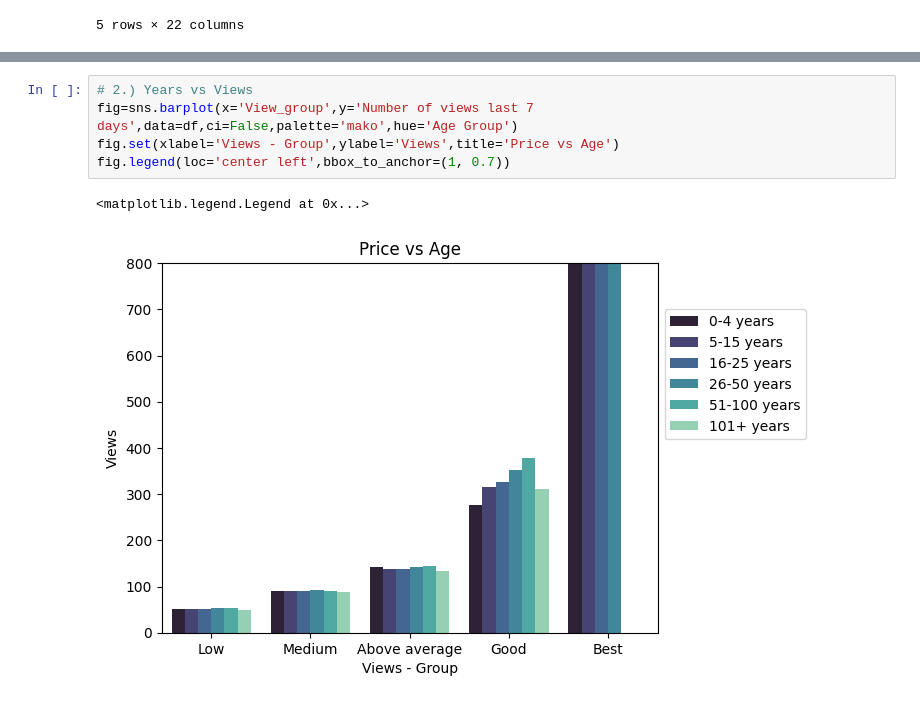
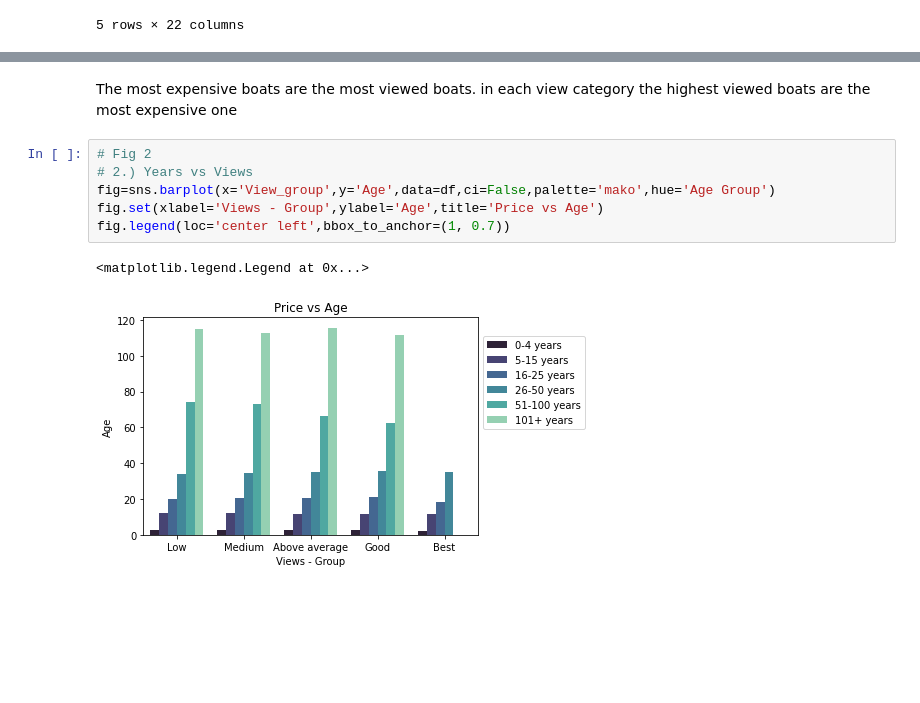
Before and after one commit to Estorko/Data-Analysis-Certification-Case-study-, a Jupyter notebook: DataCampCerf/DataCampCertf.ipynb, the cells around one changed output, grey strips where cells are left out. Cells and saved outputs as stored; diff of their text form; blank space fills up the shorter version.

```diff
--- a/DataCampCerf/DataCampCertf.ipynb
+++ b/DataCampCerf/DataCampCertf.ipynb
@@ -103,8 +119,11 @@ fig.legend(loc='center left',bbox_to_anchor=(1, 0.7))
+# %% [markdown]
+The most expensive boats are the most viewed boats. in each view category the highest viewed boats are the most expensive one
 # %%
+# Fig 2
 # 2.) Years vs Views
-fig=sns.barplot(x='View_group',y='Number of views last 7 days',data=df,ci=False,palette='mako',hue='Age Group')
-fig.set(xlabel='Views - Group',ylabel='Views',title='Price vs Age')
+fig=sns.barplot(x='View_group',y='Age',data=df,ci=False,palette='mako',hue='Age Group')
+fig.set(xlabel='Views - Group',ylabel='Age',title='Price vs Age')
 fig.legend(loc='center left',bbox_to_anchor=(1, 0.7))
 # %% [output]
 <matplotlib.legend.Legend at 0x...>
-[figure, old version]
+[figure, new version]
```
Also changed, not shown: parts of 21 cells of this notebook.
